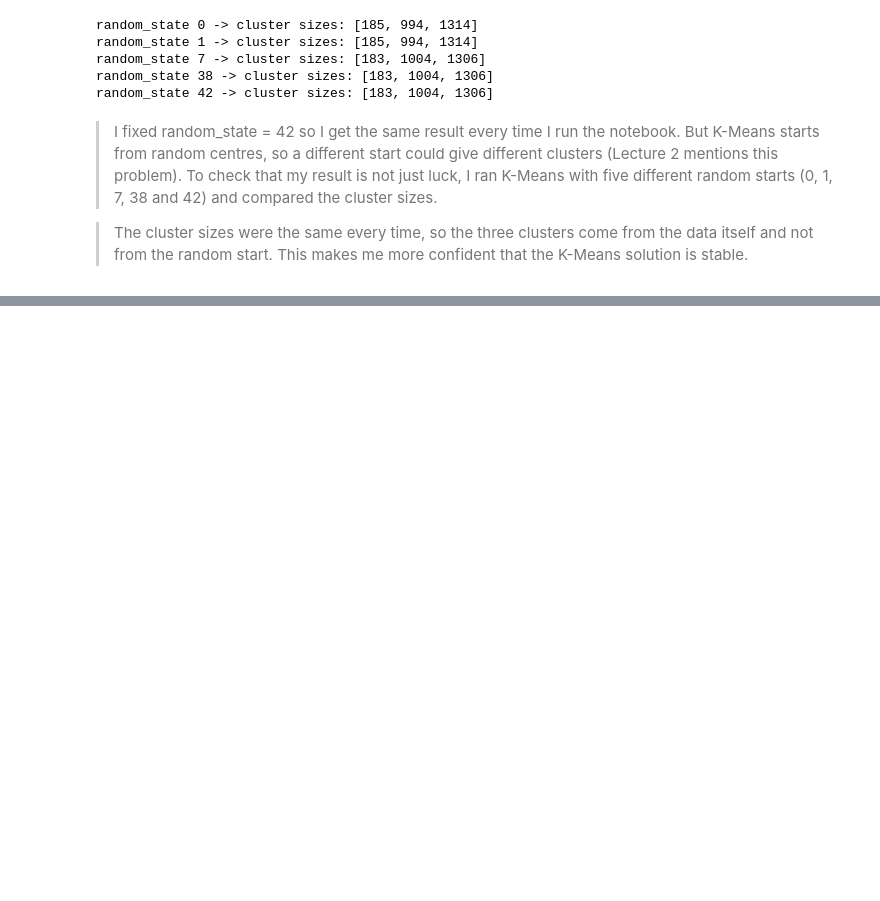
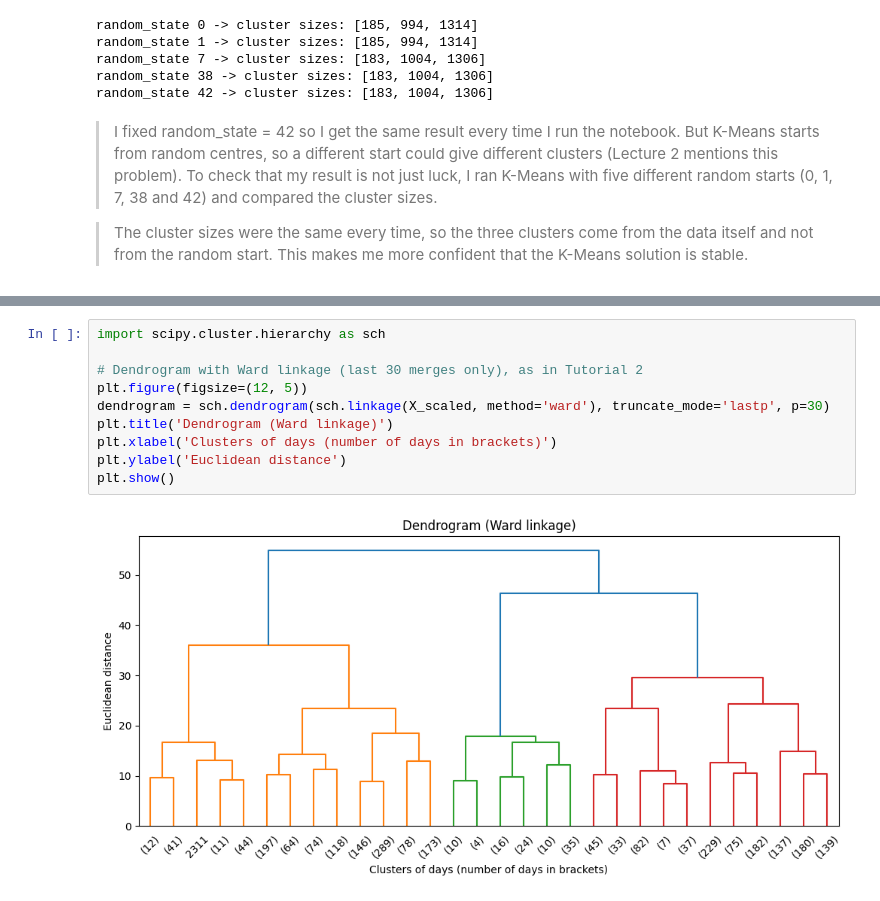
Before and after one commit to ghaflareda-ds/gold_forecast_yahoo_finance, a Jupyter notebook: Gold Forecast.ipynb, the cells around one changed output, grey strips where cells are left out. Saved outputs shown, nothing was run; the diff lists cells and outputs as text; blank space fills up the shorter version.

Commit message:
Compare linkage methods with k = 3

```diff
--- a/Gold Forecast.ipynb
+++ b/Gold Forecast.ipynb
@@ -798,0 +804,12 @@ random_state 42 -> cluster sizes: [183, 1004, 1306]
+# %%
+import scipy.cluster.hierarchy as sch
+
+# Dendrogram with Ward linkage (last 30 merges only), as in Tutorial 2
+plt.figure(figsize=(12, 5))
+dendrogram = sch.dendrogram(sch.linkage(X_scaled, method='ward'), truncate_mode='lastp', p=30)
+plt.title('Dendrogram (Ward linkage)')
+plt.xlabel('Clusters of days (number of days in brackets)')
+plt.ylabel('Euclidean distance')
+plt.show()
+# %% [output]
+[figure, added]
```
Also changed, not shown: parts of 5 cells of this notebook.
